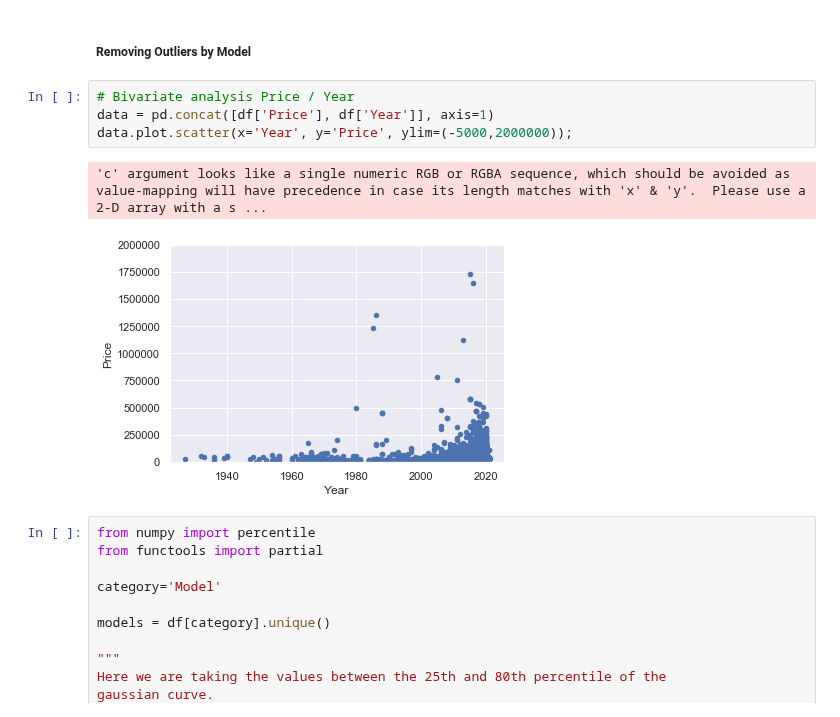
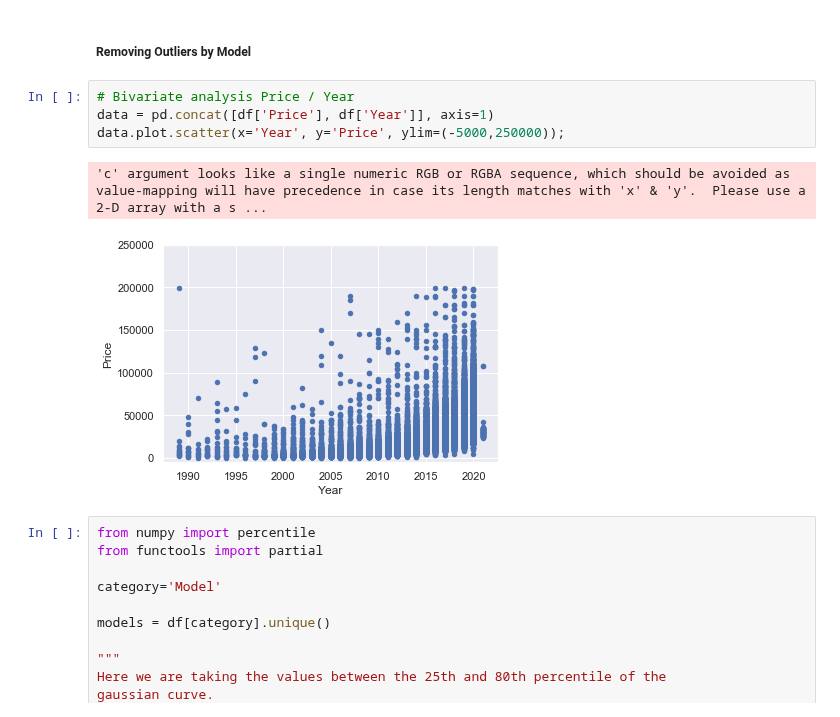
Before and after one commit to kavehamini/Used-Car-Price-Predictor, a Jupyter notebook: Analysis, Cleaning and Visualization of Used Honda Dataset obtained by Scraping Kijiji.ipynb, the cells around one changed output. Drawn from its saved outputs; the diff is of its cells as text.

```diff
--- a/Analysis, Cleaning and Visualization of Used Honda Dataset obtained by Scraping Kijiji.ipynb
+++ b/Analysis, Cleaning and Visualization of Used Honda Dataset obtained by Scraping Kijiji.ipynb
@@ -641,10 +626,10 @@ for col in cat_val:
 # %%
 # Bivariate analysis Price / Year
 data = pd.concat([df['Price'], df['Year']], axis=1)
-data.plot.scatter(x='Year', y='Price', ylim=(-5000,2000000));
+data.plot.scatter(x='Year', y='Price', ylim=(-5000,250000));
 # %% [output]
 'c' argument looks like a single numeric RGB or RGBA sequence, which should be avoided as value-mapping will have precedence in case its length matches with 'x' & 'y'.  Please use a 2-D array with a s ...
-[figure, old version]
+[figure, new version]
 # %%
 from numpy import percentile
 from functools import partial
```
Also changed, not shown: parts of 22 cells of this notebook, 1 other file.
